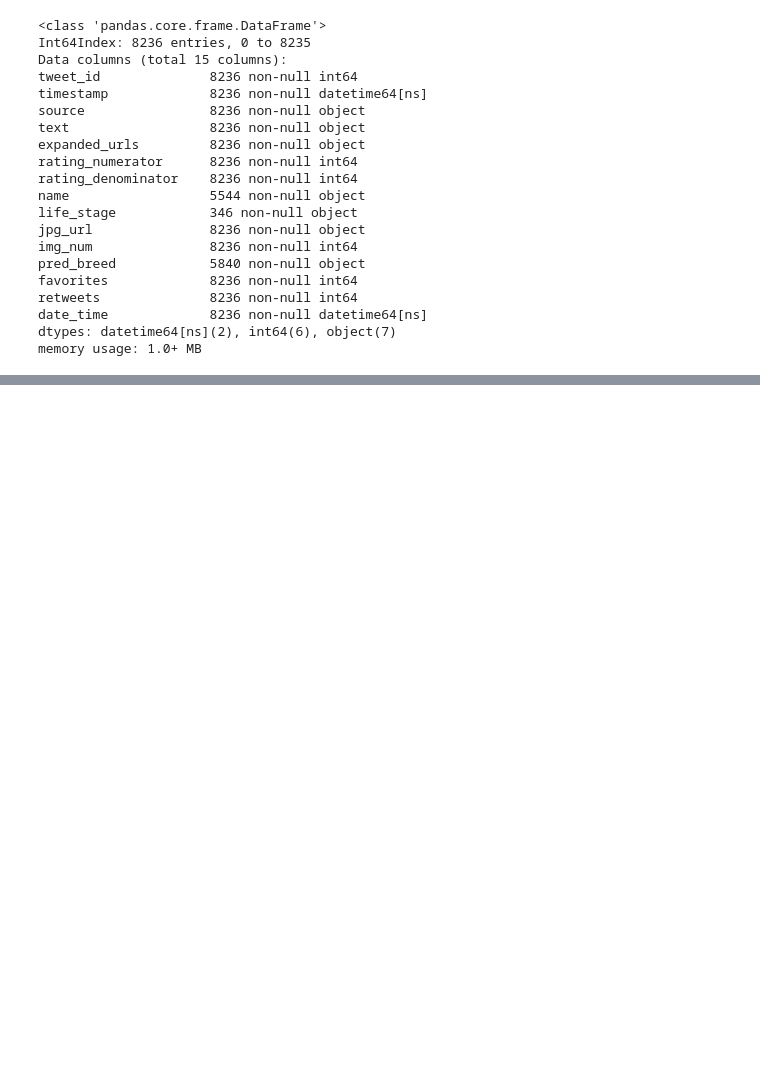
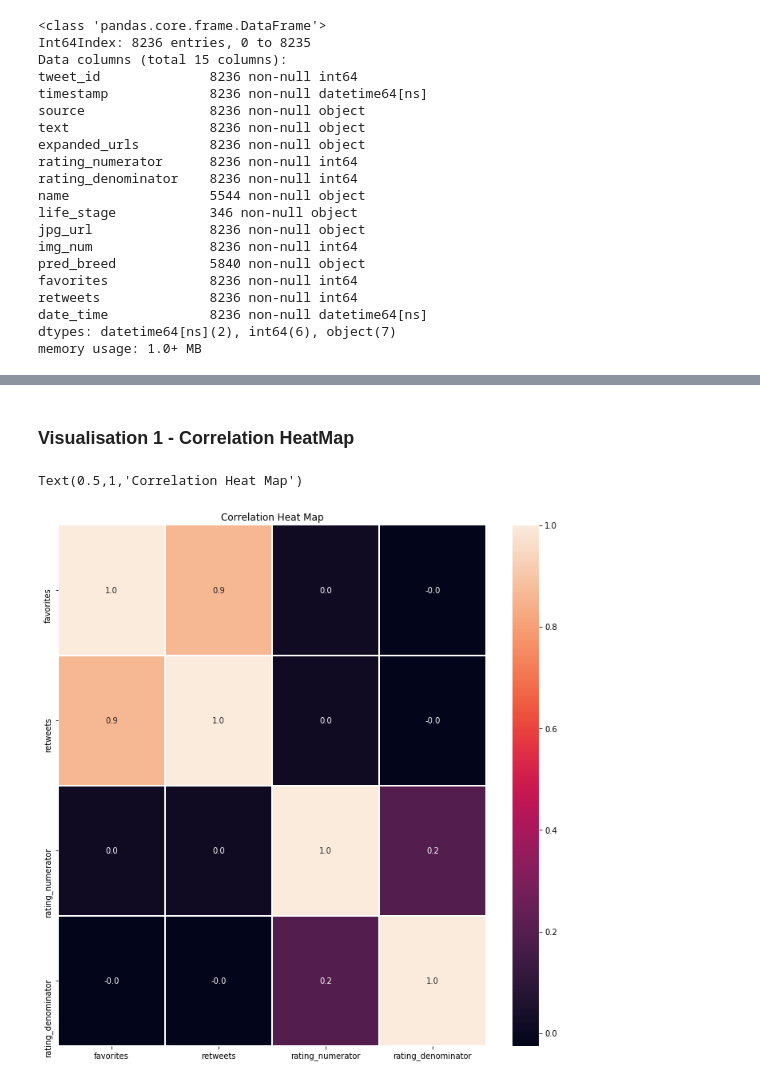
Before and after one commit to ujwalakale/Wrangle-And-Analyse-Data-WeRate-Dogs, a Jupyter notebook: wrangle_act.ipynb, the cells around one changed output, grey strips where cells are left out. Cells and saved outputs as stored; diff of their text form; code cells hidden in the pictures; blank space fills up the shorter version.

Commit message:
final merge
final data visualisation changed merged

```diff
--- a/wrangle_act.ipynb
+++ b/wrangle_act.ipynb
@@ -879,0 +889,5 @@ memory usage: 1.0+ MB
+# %%
+# read tweeterdograting_master.csv
+
+df = pd.read_csv('twitter_archive_master.csv')
+df.head()
@@ -879,0 +901,10 @@ memory usage: 1.0+ MB
+# %% [markdown]
+### Visualisation 1 - Correlation HeatMap
+# %%
+#correlation heat map
+f,ax = plt.subplots(figsize=(12, 12))
+sns.heatmap(df[['source','favorites','retweets','rating_numerator','rating_denominator']].corr(), annot=True, linewidths=.8, fmt= '.1f',ax=ax)
+plt.title('Correlation Heat Map')
+# %% [output]
+Text(0.5,1,'Correlation Heat Map')
+[figure, added]
```
Also changed, not shown: parts of 13 cells of this notebook.
